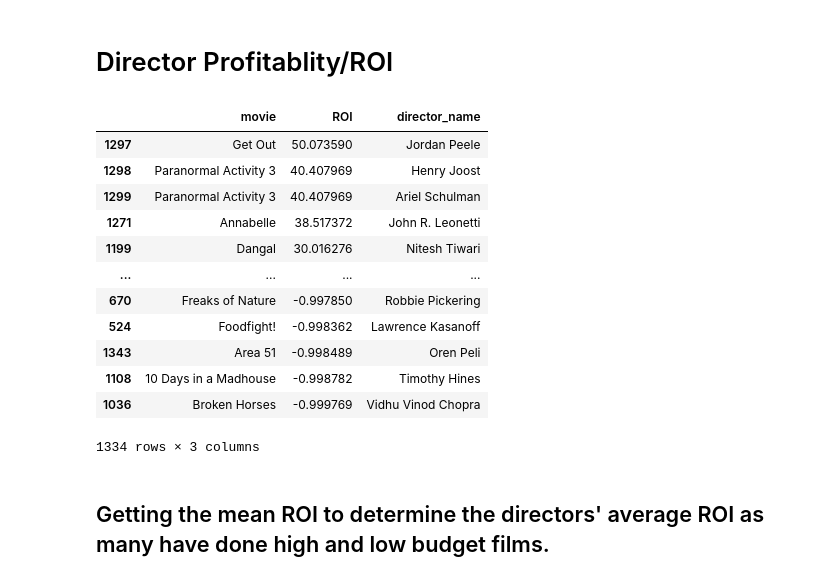
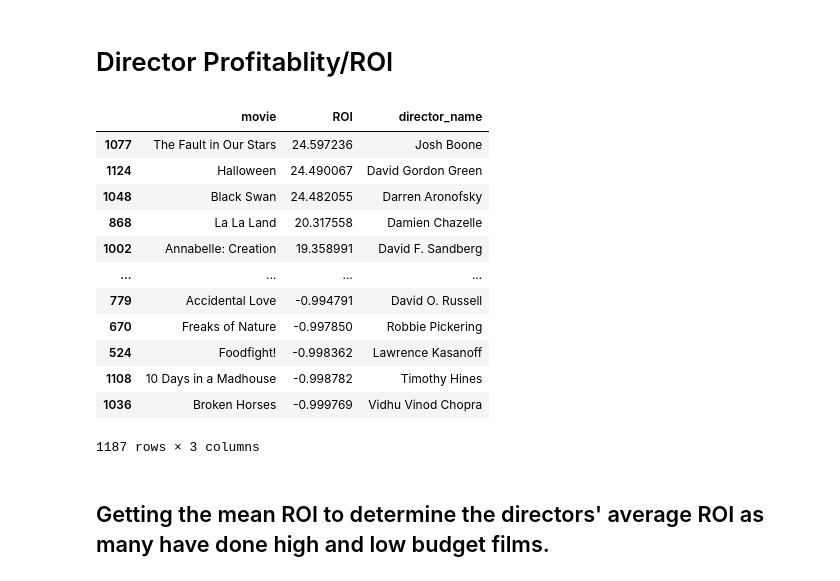
Before and after one commit to soohojp/Phase-1-Project-Best-Team-, a Jupyter notebook: goal_2.ipynb, the cells around one changed output. Cells and saved outputs as stored; diff of their text form; code cells hidden in the pictures.

```diff
--- a/goal_2.ipynb
+++ b/goal_2.ipynb
@@ -86,27 +72,27 @@ directors = directors.drop_duplicates()
 # %%
 d_info_all = pd.merge(left= tn_movie, right = directors, how = "inner", left_on=["start_year","movie"],\
                   right_on=["start_year","title"])
 
-#Filter out the dead and low budget (less than $5 mil)
-dia = d_info_all[(d_info_all["dead"].isna()) & (d_info_all["production_budget"]>= 5000000)]
+#Filter out the dead and lower mid budget (less than $10 mil)
+dia = d_info_all[(d_info_all["dead"].isna()) & (d_info_all["production_budget"]>= 10000000)]
 
 #Give us the column we want
 dia2 = dia[["movie", "ROI", "director_name"]]
 dia2.sort_values(by = ["ROI"], ascending = False)
 # %% [output]
 |  | movie | ROI | director_name |
-| 1297 | Get Out | 50.073590 | Jordan Peele |
-| 1298 | Paranormal Activity 3 | 40.407969 | Henry Joost |
-| 1299 | Paranormal Activity 3 | 40.407969 | Ariel Schulman |
-| 1271 | Annabelle | 38.517372 | John R. Leonetti |
-| 1199 | Dangal | 30.016276 | Nitesh Tiwari |
+| 1077 | The Fault in Our Stars | 24.597236 | Josh Boone |
+| 1124 | Halloween | 24.490067 | David Gordon Green |
+| 1048 | Black Swan | 24.482055 | Darren Aronofsky |
+| 868 | La La Land | 20.317558 | Damien Chazelle |
+| 1002 | Annabelle: Creation | 19.358991 | David F. Sandberg |
 | ... | ... | ... | ... |
+| 779 | Accidental Love | -0.994791 | David O. Russell |
 | 670 | Freaks of Nature | -0.997850 | Robbie Pickering |
 | 524 | Foodfight! | -0.998362 | Lawrence Kasanoff |
-| 1343 | Area 51 | -0.998489 | Oren Peli |
 | 1108 | 10 Days in a Madhouse | -0.998782 | Timothy Hines |
 | 1036 | Broken Horses | -0.999769 | Vidhu Vinod Chopra |
-1334 rows × 3 columns
+1187 rows × 3 columns
 # %% [markdown]
 ## Getting the mean ROI to determine the directors' average ROI as many have done high and low budget films.
 # %%
```
Also changed, not shown: parts of 8 cells of this notebook, 3 other files.
